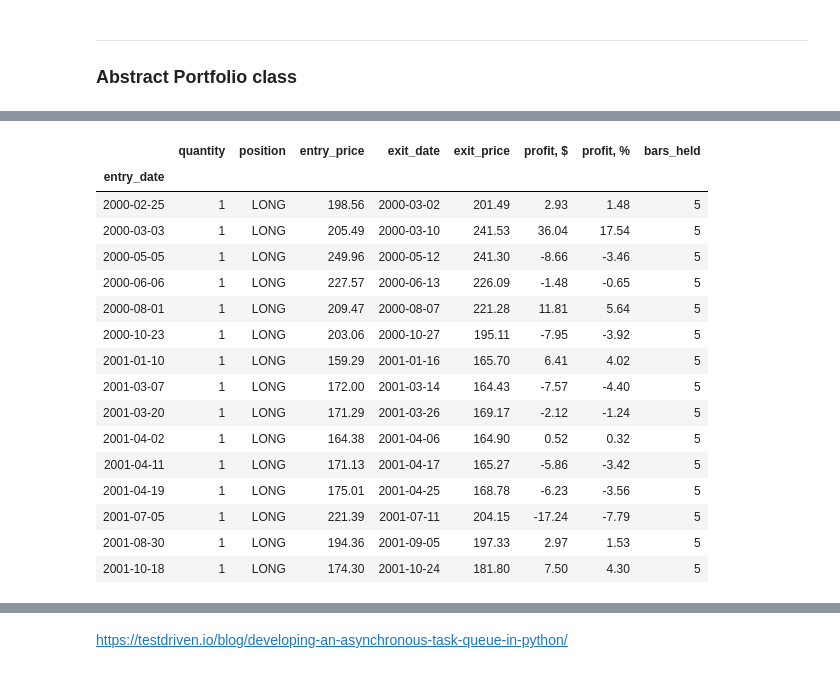
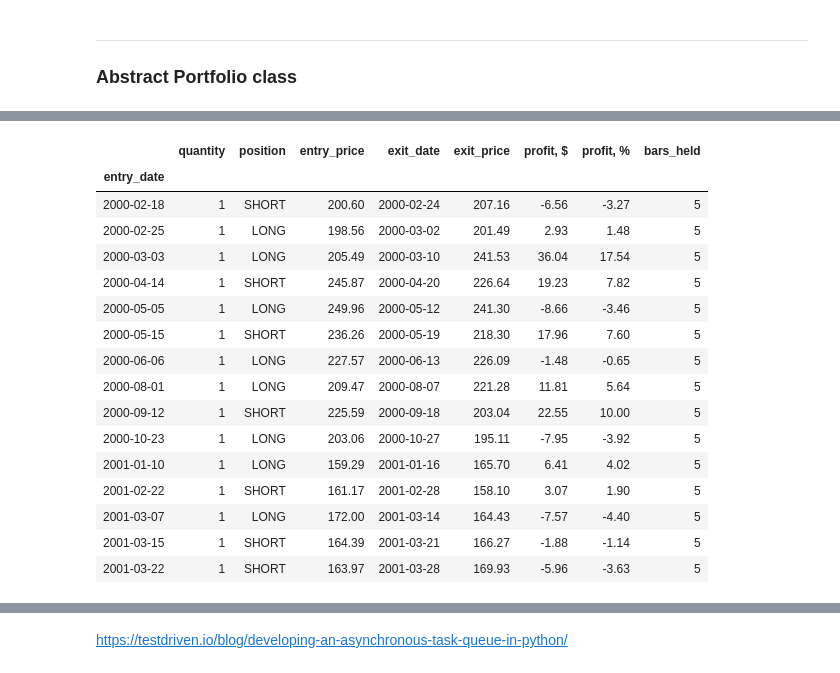
Before and after one commit to mozzherina/cherimoya, a Jupyter notebook: atPortfolio.ipynb, the cells around one changed output, grey strips where cells are left out. Drawn from its saved outputs; the diff is of its cells as text; code cells hidden in the pictures.

Commit message:
StrategyIterator

```diff
--- a/atPortfolio.ipynb
+++ b/atPortfolio.ipynb
@@ -278,51 +244,23 @@ class NaivePortfolio(Portfolio):
                 self.trades[(s, self.strategy_name)] = pd.DataFrame(columns=['entry_date'])
                 self.trades[(s, self.strategy_name)].set_index('entry_date', inplace = True)
         '''
-    """
-    def _create_positions_df(self, symbol):
-        df = self.bars.get_all_bars(symbol).copy()[['open', 'high', 'low', 'close']]
-        df['signal'] = 0
-        df['position'] = 0
-        df['bars'] = 0
-        df['open_long'] = 0.0
-        df['open_short'] = 0.0
-        df['hl_cost'] = 0.0
-        df['close_cost'] = 0.0
-        df['close_trade'] = 0.0
-        df['fee'] = 0.0
-        df['fee_total'] = 0.0
-        df['profit'] = 0.0
-        df['profit_fix'] = 0.0
-        df['profit_total'] = 0.0
-        df['total'] = self.capital
-        df['equity'] = self.capital
-        #df = df.apply(pd.to_numeric, downcast='float')
-        return df
-    """
 
-    def apply_strategy(self, symbol: str, strategy: Strategy,
-                       name:str = None, signal: tpSeries = None,
-                       m:Mode = MODE_ALL) -> (str, tpFrame):
+    def apply_strategy(self, data: tpFrame, name: str, signal: tpSeries) -> (str, tpFrame):
         """
         Function is responsible for applying given strategy and calculating
         dataframe with results
 
         Parameters:
-        symbol - symbol in bars
-        strategy - Strategy object
+        data - Dataframe with prices for Strategy application
         name - short name of the Strategy (for current signal)
-        signal - signal of the Strategy, if given
-        m - mode of applying
+        signal - signal of the Strategy
 
         Returns:
         Dataframe with results
         """
 
-        df = strategy._data.copy()[['open', 'high', 'low', 'close']]
-        if signal is None:
-            name, df['signal'] = strategy.calculate_all(m = m)
-        else:
-            df['signal'] = signal
+        df = data.copy()[['open', 'high', 'low', 'close']]
+        df['signal'] = signal
         # make continuous signal: 1, 1, 1, 0, 0, 0 - without NaNs
         df['signal'].fillna(method='pad', inplace=True)
         if self._quantity == 0:
@@ -374,7 +312,6 @@ class NaivePortfolio(Portfolio):
         df['total'] = self._capital - df.fee_total + df.profit_total
         df['equity'] = df.total + df.profit - df.profit_fix
         #df = df.apply(pd.to_numeric, downcast='float')
-        #self.positions[(symbol, strategy.name + ' ({0})'.format(mode))] = df
         return name, df
 
     def get_trades(self, origin: tpFrame, file:str = None) -> tpFrame:
@@ -499,8 +436,8 @@ class NaivePortfolio(Portfolio):
 # %%
 port = NaivePortfolio(bars, calc_fee = False)
 # %%
-name, df = port.apply_strategy(symbol, turnoverExit, m = MODE_LONGS)
+name, strat = port.apply_strategy(df, *bs.turnoverExit.calculate_all(data = df))
 print(name)
-df[320:335]
+strat[320:335]
 # %% [output]
 Strategy: Turnover and exit
@@ -525,22 +464,22 @@ Runnning mode: longs
 # %%
-tr = port.get_trades(origin = df)
+tr = port.get_trades(origin = strat)
 tr.head(15)
 # %% [output]
 |  | quantity | position | entry_price | exit_date | exit_price | profit, $ | profit, % | bars_held |
 | entry_date |  |  |  |  |  |  |  |  |
+| 2000-02-18 | 1 | SHORT | 200.60 | 2000-02-24 | 207.16 | -6.56 | -3.27 | 5 |
 | 2000-02-25 | 1 | LONG | 198.56 | 2000-03-02 | 201.49 | 2.93 | 1.48 | 5 |
 | 2000-03-03 | 1 | LONG | 205.49 | 2000-03-10 | 241.53 | 36.04 | 17.54 | 5 |
+| 2000-04-14 | 1 | SHORT | 245.87 | 2000-04-20 | 226.64 | 19.23 | 7.82 | 5 |
 | 2000-05-05 | 1 | LONG | 249.96 | 2000-05-12 | 241.30 | -8.66 | -3.46 | 5 |
+| 2000-05-15 | 1 | SHORT | 236.26 | 2000-05-19 | 218.30 | 17.96 | 7.60 | 5 |
 | 2000-06-06 | 1 | LONG | 227.57 | 2000-06-13 | 226.09 | -1.48 | -0.65 | 5 |
 | 2000-08-01 | 1 | LONG | 209.47 | 2000-08-07 | 221.28 | 11.81 | 5.64 | 5 |
+| 2000-09-12 | 1 | SHORT | 225.59 | 2000-09-18 | 203.04 | 22.55 | 10.00 | 5 |
 | 2000-10-23 | 1 | LONG | 203.06 | 2000-10-27 | 195.11 | -7.95 | -3.92 | 5 |
 | 2001-01-10 | 1 | LONG | 159.29 | 2001-01-16 | 165.70 | 6.41 | 4.02 | 5 |
+| 2001-02-22 | 1 | SHORT | 161.17 | 2001-02-28 | 158.10 | 3.07 | 1.90 | 5 |
 | 2001-03-07 | 1 | LONG | 172.00 | 2001-03-14 | 164.43 | -7.57 | -4.40 | 5 |
-| 2001-03-20 | 1 | LONG | 171.29 | 2001-03-26 | 169.17 | -2.12 | -1.24 | 5 |
-| 2001-04-02 | 1 | LONG | 164.38 | 2001-04-06 | 164.90 | 0.52 | 0.32 | 5 |
-| 2001-04-11 | 1 | LONG | 171.13 | 2001-04-17 | 165.27 | -5.86 | -3.42 | 5 |
-| 2001-04-19 | 1 | LONG | 175.01 | 2001-04-25 | 168.78 | -6.23 | -3.56 | 5 |
-| 2001-07-05 | 1 | LONG | 221.39 | 2001-07-11 | 204.15 | -17.24 | -7.79 | 5 |
-| 2001-08-30 | 1 | LONG | 194.36 | 2001-09-05 | 197.33 | 2.97 | 1.53 | 5 |
-| 2001-10-18 | 1 | LONG | 174.30 | 2001-10-24 | 181.80 | 7.50 | 4.30 | 5 |
+| 2001-03-15 | 1 | SHORT | 164.39 | 2001-03-21 | 166.27 | -1.88 | -1.14 | 5 |
+| 2001-03-22 | 1 | SHORT | 163.97 | 2001-03-28 | 169.93 | -5.96 | -3.63 | 5 |
 # %%
```
Also changed, not shown: parts of 23 cells of this notebook, 5 other files.
